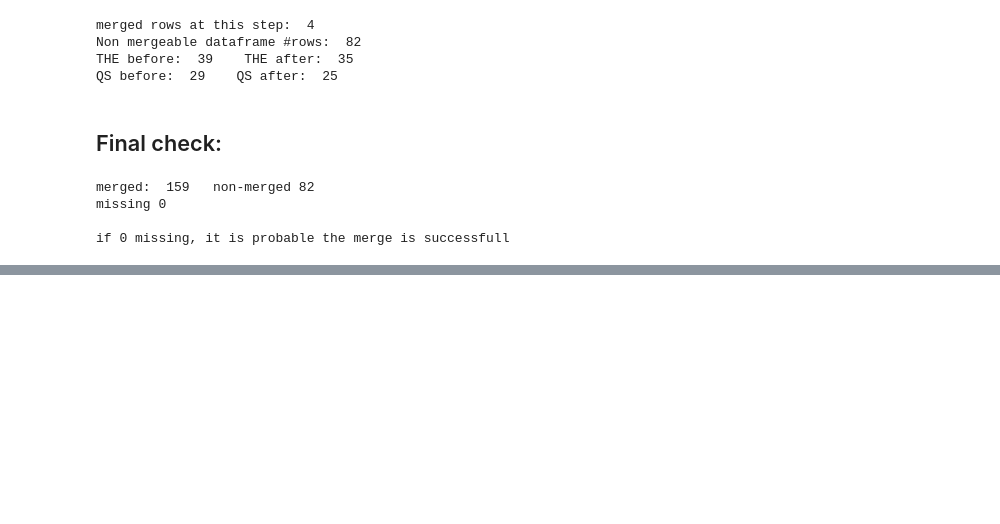
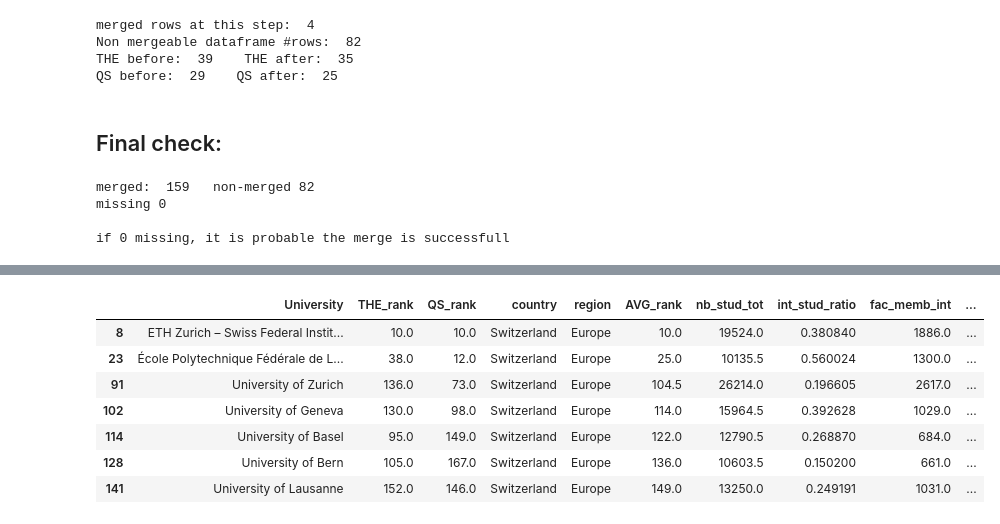
Before and after one commit to LucaZampieri/ADA_homework_LMX, a Jupyter notebook: 02 - Data from the Web/MartAndLuca.ipynb, the cells around one changed output, grey strips where cells are left out. Saved outputs shown, nothing was run; the diff lists cells and outputs as text; code cells hidden in the pictures; blank space fills up the shorter version.

```diff
--- a/02 - Data from the Web/MartAndLuca.ipynb
+++ b/02 - Data from the Web/MartAndLuca.ipynb
@@ -828,0 +850,12 @@ if 0 missing, it is probable the merge is successfull
+# %%
+merged_df = merged_df_ori.copy()
+
+merged_df = merged_df[['THE_name', 'THE_rank','QS_rank','QS_country','QS_region',\
+                       'THE_nb_stud_tot','QS_nb_stud_tot', 'THE_int_stud_ratio', 'QS_int_stud_ratio',\
+                       'QS_fac_memb_int','THE_fac_memb_tot','QS_fac_memb_tot',\
+                       'THE_nb_stud_int','QS_nb_stud_int', 'THE_fac_memb_ratio','QS_fac_memb_ratio']]
+
+merged_df.columns = ['University', 'THE_rank','QS_rank','country','region',\
+                       'THE_nb_stud_tot','QS_nb_stud_tot', 'THE_int_stud_ratio', 'QS_int_stud_ratio',\
+                       'QS_fac_memb_int','THE_fac_memb_tot','QS_fac_memb_tot',\
+                       'THE_nb_stud_int','QS_nb_stud_int', 'THE_fac_memb_ratio','QS_fac_memb_ratio']
@@ -828,0 +864,17 @@ if 0 missing, it is probable the merge is successfull
+# %%
+# the one with all the info
+merged_df_final = merged_df.copy()
+# the one with averaged info
+merged_df_avg = merged_df.copy()
+# %%
+merged_df_avg['nb_stud_tot'] = (merged_df_avg['THE_nb_stud_tot'] + merged_df_avg['QS_nb_stud_tot'])/2
+merged_df_avg['int_stud_ratio'] = (merged_df_avg['THE_int_stud_ratio'] + merged_df_avg['QS_int_stud_ratio'])/2
+merged_df_avg['fac_memb_int'] = merged_df_avg['QS_fac_memb_int'] # since no fac_member_ratio
+merged_df_avg['fac_memb_tot'] = (merged_df_avg['THE_fac_memb_tot'] + merged_df_avg['QS_fac_memb_tot'])/2
+merged_df_avg['nb_stud_int'] = (merged_df_avg['THE_nb_stud_int'] + merged_df_avg['QS_nb_stud_int'])/2
+merged_df_avg['fac_memb_ratio'] = (merged_df_avg['THE_fac_memb_ratio'] + merged_df_avg['QS_fac_memb_ratio'])/2
+merged_df_avg['AVG_rank'] = (merged_df_avg['THE_rank'] + merged_df_avg['QS_rank'])/2
+# %%
+merged_df_avg = merged_df_avg[['University', 'THE_rank', 'QS_rank', 'country', 'region',\
+                               'AVG_rank','nb_stud_tot', 'int_stud_ratio', 'fac_memb_int', 'fac_memb_tot',\
+                               'nb_stud_int', 'fac_memb_ratio']].sort_values('AVG_rank')
@@ -828,0 +890,12 @@ if 0 missing, it is probable the merge is successfull
+# %%
+merged_df_avg.reset_index(drop=True, inplace=True)
+merged_df_avg.loc[merged_df_avg['country']=='Switzerland']
+# %% [output]
+|  | University | THE_rank | QS_rank | country | region | AVG_rank | nb_stud_tot | int_stud_ratio | fac_memb_int | ... |
+| 8 | ETH Zurich – Swiss Federal Instit... | 10.0 | 10.0 | Switzerland | Europe | 10.0 | 19524.0 | 0.380840 | 1886.0 | ... |
+| 23 | École Polytechnique Fédérale de L... | 38.0 | 12.0 | Switzerland | Europe | 25.0 | 10135.5 | 0.560024 | 1300.0 | ... |
+| 91 | University of Zurich | 136.0 | 73.0 | Switzerland | Europe | 104.5 | 26214.0 | 0.196605 | 2617.0 | ... |
+| 102 | University of Geneva | 130.0 | 98.0 | Switzerland | Europe | 114.0 | 15964.5 | 0.392628 | 1029.0 | ... |
+| 114 | University of Basel | 95.0 | 149.0 | Switzerland | Europe | 122.0 | 12790.5 | 0.268870 | 684.0 | ... |
+| 128 | University of Bern | 105.0 | 167.0 | Switzerland | Europe | 136.0 | 10603.5 | 0.150200 | 661.0 | ... |
+| 141 | University of Lausanne | 152.0 | 146.0 | Switzerland | Europe | 149.0 | 13250.0 | 0.249191 | 1031.0 | ... |
```
Also changed, not shown: parts of 4 cells of this notebook.
